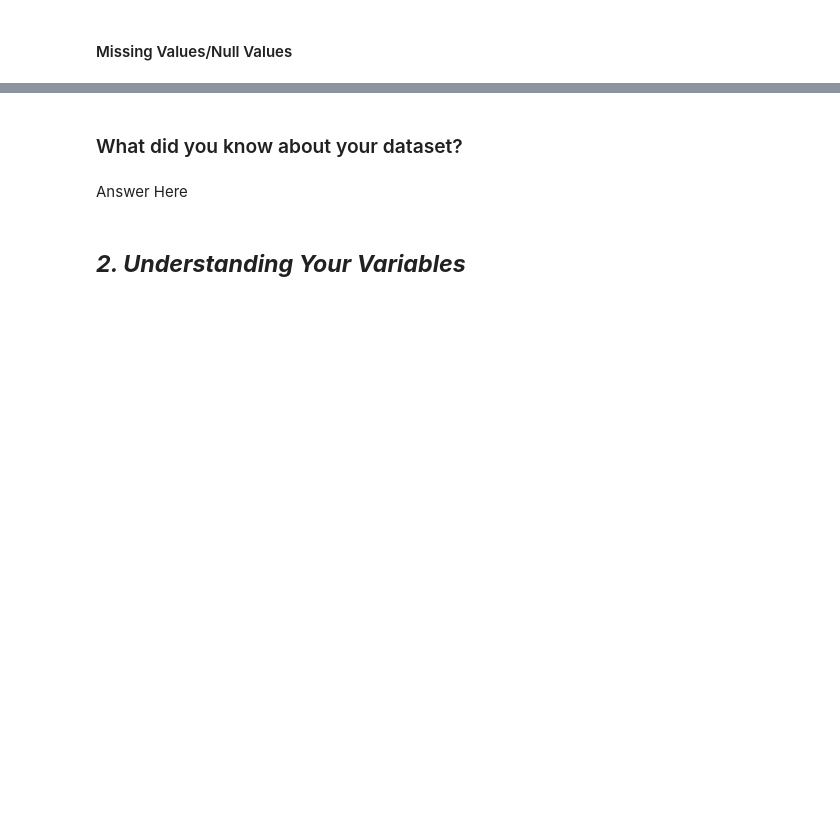
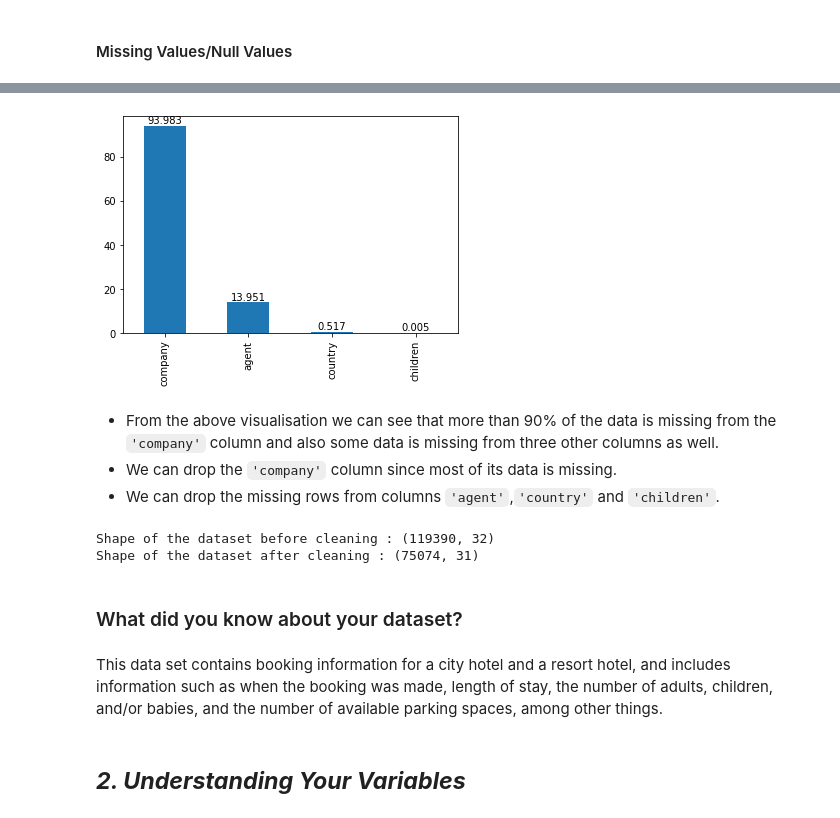
Before and after one commit to pvanand07/EDA-Hotel-Booking-Python, a Jupyter notebook: EDA_Hotel_Booking_Analysis_Almabetter.ipynb, the cells around one changed output, grey strips where cells are left out. Saved outputs shown, nothing was run; the diff lists cells and outputs as text; code cells hidden in the pictures; blank space fills up the shorter version.

Commit message:
Removed nan values, duplicate values, added univariate visualisations

```diff
--- a/EDA_Hotel_Booking_Analysis_Almabetter.ipynb
+++ b/EDA_Hotel_Booking_Analysis_Almabetter.ipynb
@@ -76,3 +81,6 @@ M - Multivariate Analysis
+# %%
+# Load Dataset
+dataset = pd.read_csv('/content/drive/MyDrive/Almabetter Projects/Hotel Booking/Hotel Bookings.csv')
 # %% [markdown]
 ### Dataset First View
 # %%
@@ -91,0 +166,4 @@ M - Multivariate Analysis
+# %%
+# Dropping Duplicate Values
+df = dataset.drop_duplicates()
+df.shape
@@ -98,7 +195,31 @@ M - Multivariate Analysis
+# %%
+# Finding percentage of missing values
+df_nan_perc = df.isna().sum().sort_values(ascending = False)*100/len(df)
+
+# Visualizing the missing values
+df_nan_perc = df_nan_perc[df_nan_perc!=0].round(3)
+df_nan_perc.plot.bar()
+# Adding text on top of bars
+for x in range(len(df_nan_perc)):
+  plt.text(x,df_nan_perc[x]+1,df_nan_perc[x], ha ='center')
+# %% [output]
+[figure, added]
+# %% [markdown]
+- From the above visualisation we can see that more than 90% of the data is missing from the `'company'` column and also some data is missing from three other columns as well.
+- We can drop the `'company'` column since most of its data is missing.
+- We can drop the missing rows from columns `'agent'`,`'country'` and `'children'`.
+# %%
+#Droping missing values
+df_1 =   df.drop(['company'],axis = 1).dropna()
+print('Shape of the dataset before cleaning :',dataset.shape)
+print('Shape of the dataset after cleaning :',df_1.shape)
+# %% [output]
+Shape of the dataset before cleaning : (119390, 32)
+Shape of the dataset after cleaning : (75074, 31)
 # %% [markdown]
 ### What did you know about your dataset?
-# %% [markdown]
-Answer Here
+# %% [markdown]
+This data set contains booking information for a city hotel and a resort hotel, and includes information such as when the booking was made, length of stay, the number of adults, children, and/or babies, and the number of available parking spaces, among other things.
 # %% [markdown]
 ## ***2. Understanding Your Variables***
 # %%
```
Also changed, not shown: parts of 30 cells of this notebook.
